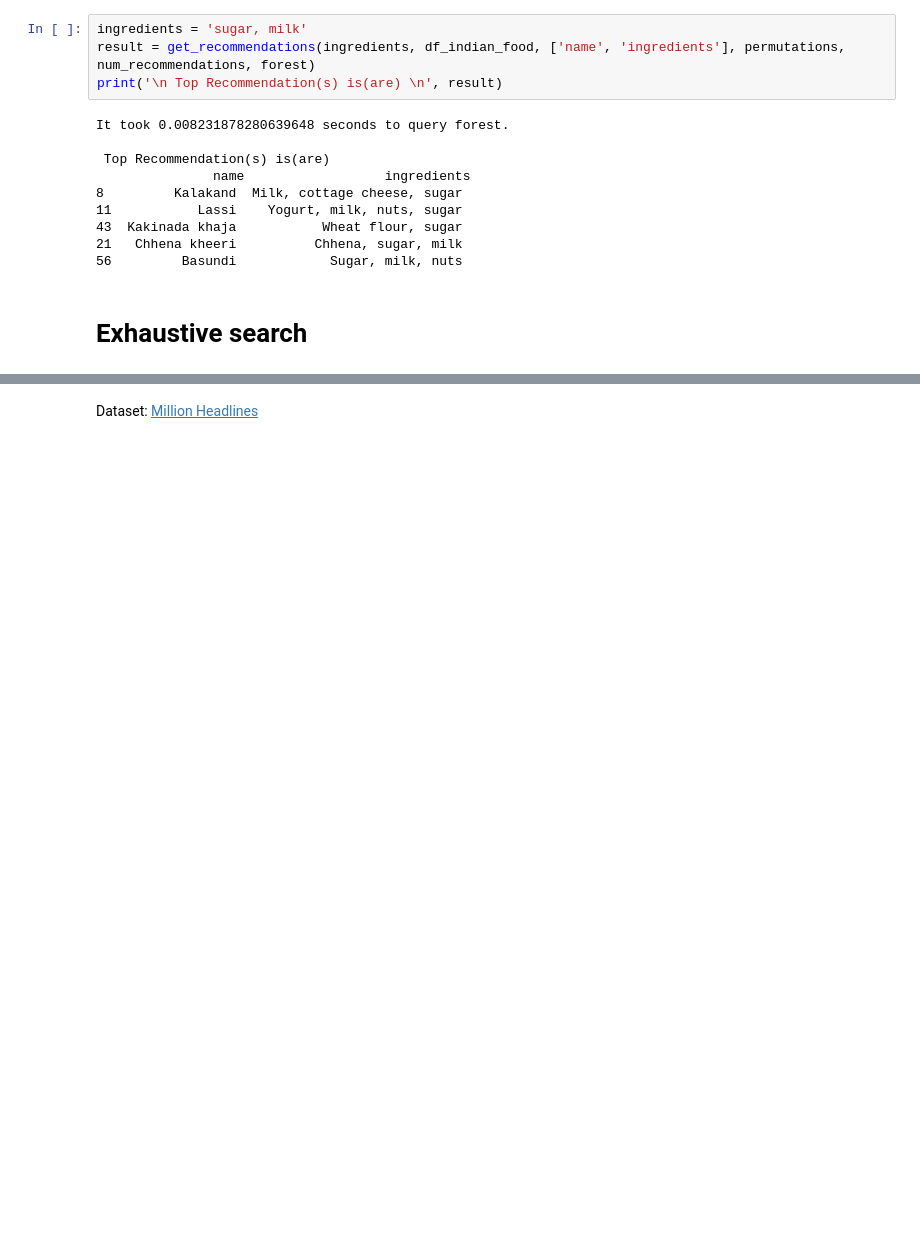
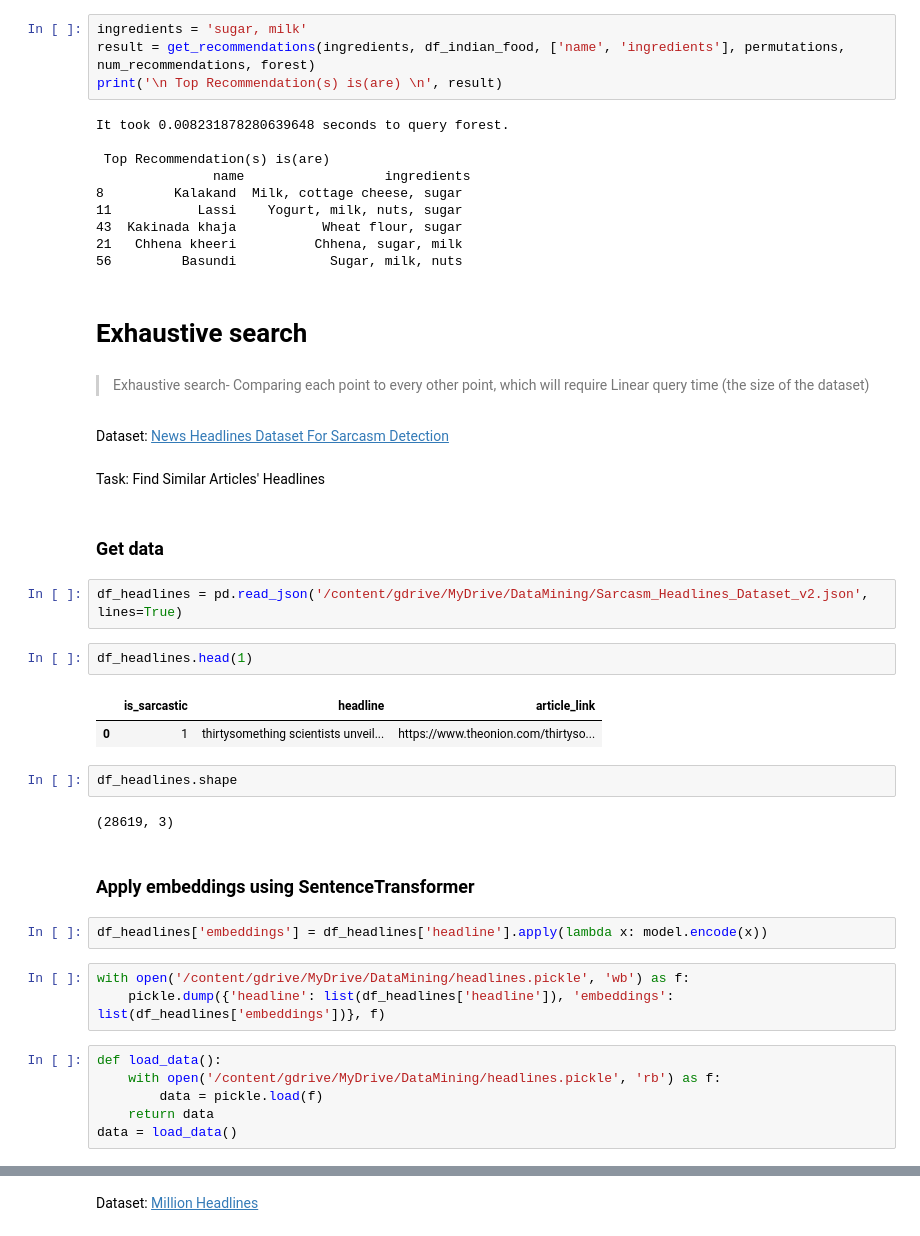
Before and after one commit to anastaszi/255_datamining, a Jupyter notebook: HW4_Anastasia_Zimina.ipynb, the cells around one changed output, grey strips where cells are left out. Saved outputs shown, nothing was run; the diff lists cells and outputs as text; blank space fills up the shorter version.

```diff
--- a/HW4_Anastasia_Zimina.ipynb
+++ b/HW4_Anastasia_Zimina.ipynb
@@ -126,3 +161,35 @@ It took 0.008231878280639648 seconds to query forest.
 56         Basundi            Sugar, milk, nuts
 # %% [markdown]
 # Exhaustive search
+# %% [markdown]
+> Exhaustive search- Comparing each point to every other point, which will require Linear query time (the size of the dataset)
+# %% [markdown]
+Dataset: [News Headlines Dataset For Sarcasm Detection](https://www.kaggle.com/rmisra/news-headlines-dataset-for-sarcasm-detection?select=Sarcasm_Headlines_Dataset_v2.json)
+# %% [markdown]
+Task: Find Similar Articles' Headlines
+# %% [markdown]
+### Get data
+# %%
+df_headlines = pd.read_json('/content/gdrive/MyDrive/DataMining/Sarcasm_Headlines_Dataset_v2.json', lines=True)
+# %%
+df_headlines.head(1)
+# %% [output]
+|  | is_sarcastic | headline | article_link |
+| 0 | 1 | thirtysomething scientists unveil... | https://www.theonion.com/thirtyso... |
+# %%
+df_headlines.shape
+# %% [output]
+(28619, 3)
+# %% [markdown]
+### Apply embeddings using SentenceTransformer
+# %%
+df_headlines['embeddings'] = df_headlines['headline'].apply(lambda x: model.encode(x))
+# %%
+with open('/content/gdrive/MyDrive/DataMining/headlines.pickle', 'wb') as f:
+    pickle.dump({'headline': list(df_headlines['headline']), 'embeddings': list(df_headlines['embeddings'])}, f)
+# %%
+def load_data():
+    with open('/content/gdrive/MyDrive/DataMining/headlines.pickle', 'rb') as f:
+        data = pickle.load(f)
+    return data
+data = load_data()
```
Also changed, not shown: parts of 10 cells of this notebook.
